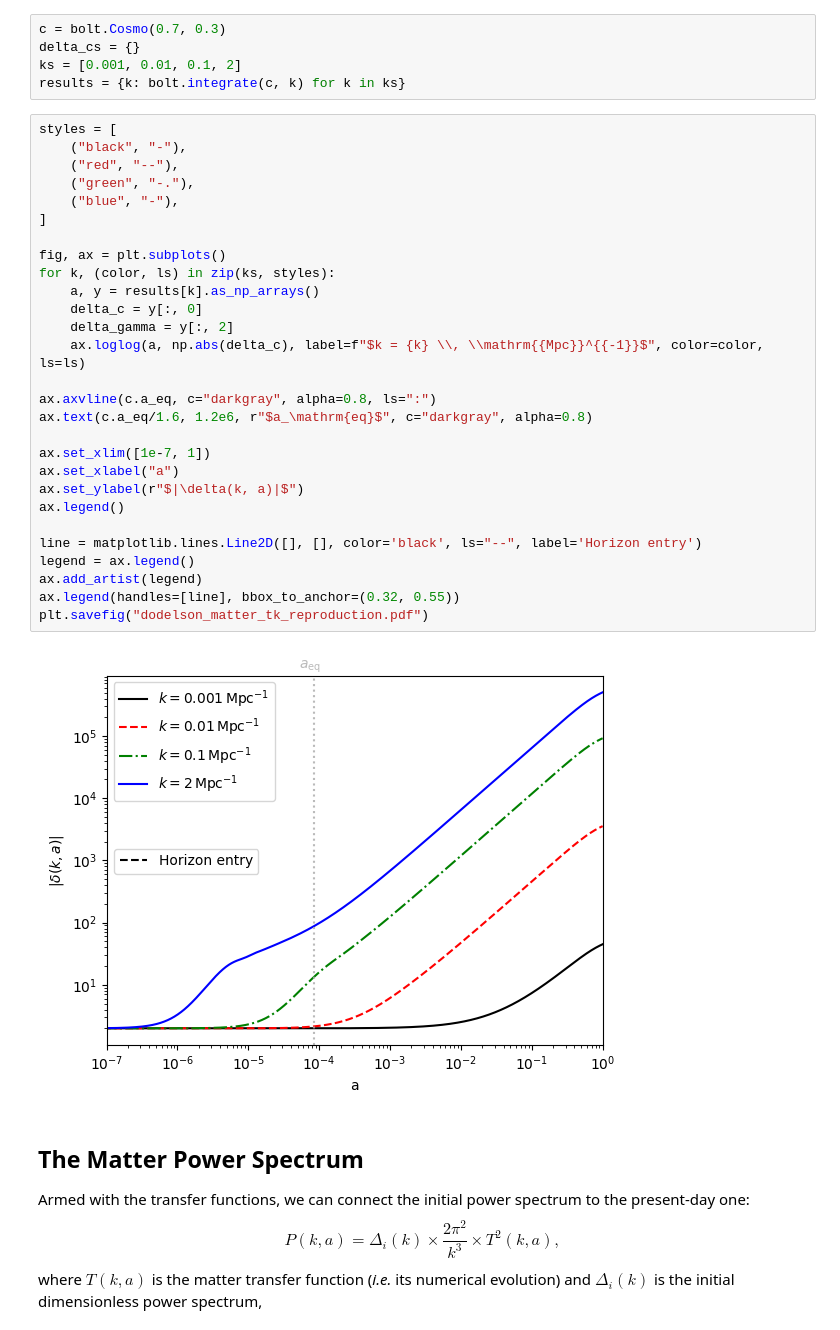
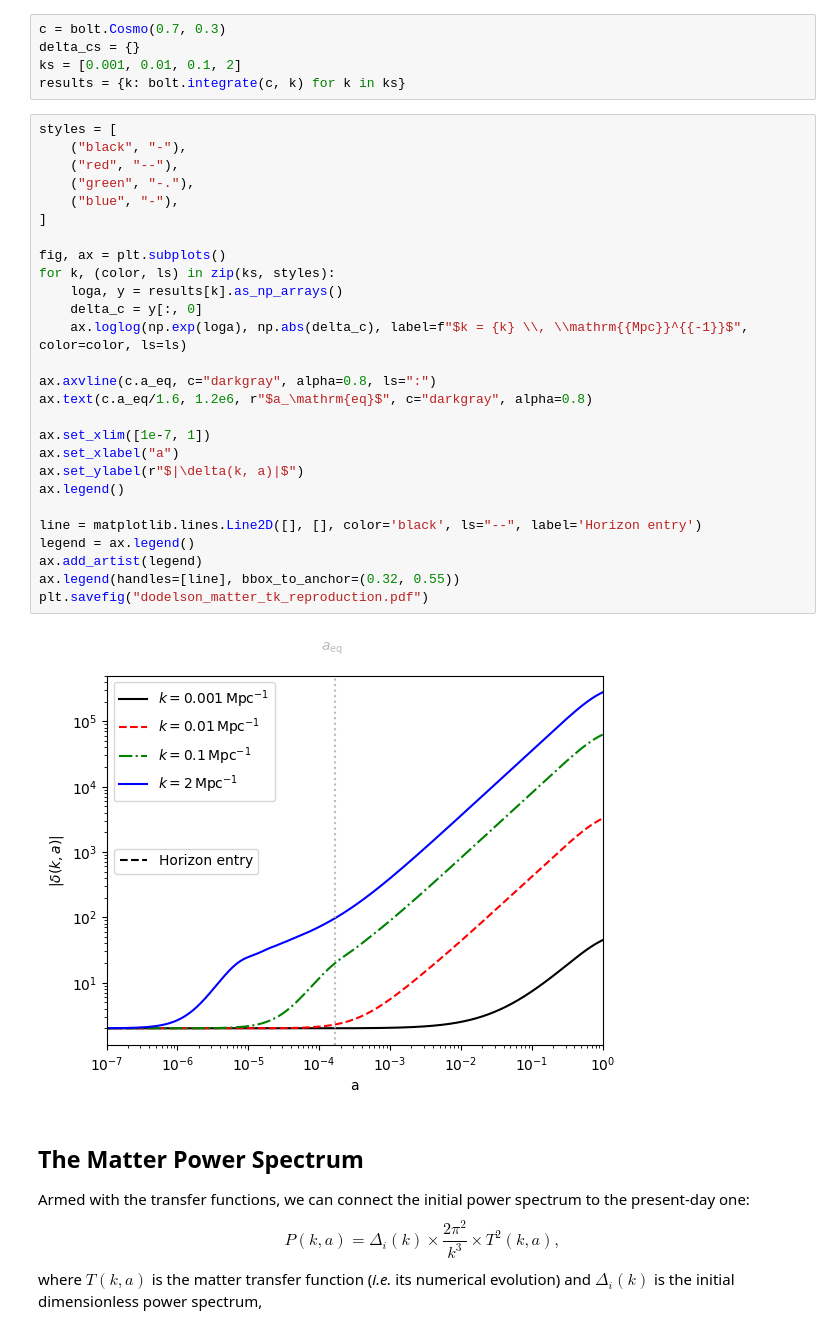
Before and after one commit to joaoreboucas1/bolt, a Jupyter notebook: docs/examples.ipynb, the cells around one changed output. Drawn from its saved outputs; the diff is of its cells as text.

```diff
--- a/docs/examples.ipynb
+++ b/docs/examples.ipynb
@@ -17,33 +17,32 @@ results = {k: bolt.integrate(c, k) for k in ks}
 # %%
 styles = [
     ("black", "-"),
     ("red", "--"),
     ("green", "-."),
     ("blue", "-"),
 ]
 
 fig, ax = plt.subplots()
 for k, (color, ls) in zip(ks, styles):
-    a, y = results[k].as_np_arrays()
+    loga, y = results[k].as_np_arrays()
     delta_c = y[:, 0]
-    delta_gamma = y[:, 2]
-    ax.loglog(a, np.abs(delta_c), label=f"$k = {k} \\, \\mathrm{{Mpc}}^{{-1}}$", color=color, ls=ls)
+    ax.loglog(np.exp(loga), np.abs(delta_c), label=f"$k = {k} \\, \\mathrm{{Mpc}}^{{-1}}$", color=color, ls=ls)
 
 ax.axvline(c.a_eq, c="darkgray", alpha=0.8, ls=":")
 ax.text(c.a_eq/1.6, 1.2e6, r"$a_\mathrm{eq}$", c="darkgray", alpha=0.8)
 
 ax.set_xlim([1e-7, 1])
 ax.set_xlabel("a")
 ax.set_ylabel(r"$|\delta(k, a)|$")
 ax.legend()
 
 line = matplotlib.lines.Line2D([], [], color='black', ls="--", label='Horizon entry')
 legend = ax.legend()
 ax.add_artist(legend)
 ax.legend(handles=[line], bbox_to_anchor=(0.32, 0.55))
 plt.savefig("dodelson_matter_tk_reproduction.pdf")
 # %% [output]
-[figure, old version]
+[figure, new version]
 # %% [markdown]
 ## The Matter Power Spectrum
 
```
Also changed, not shown: 2 other files.
